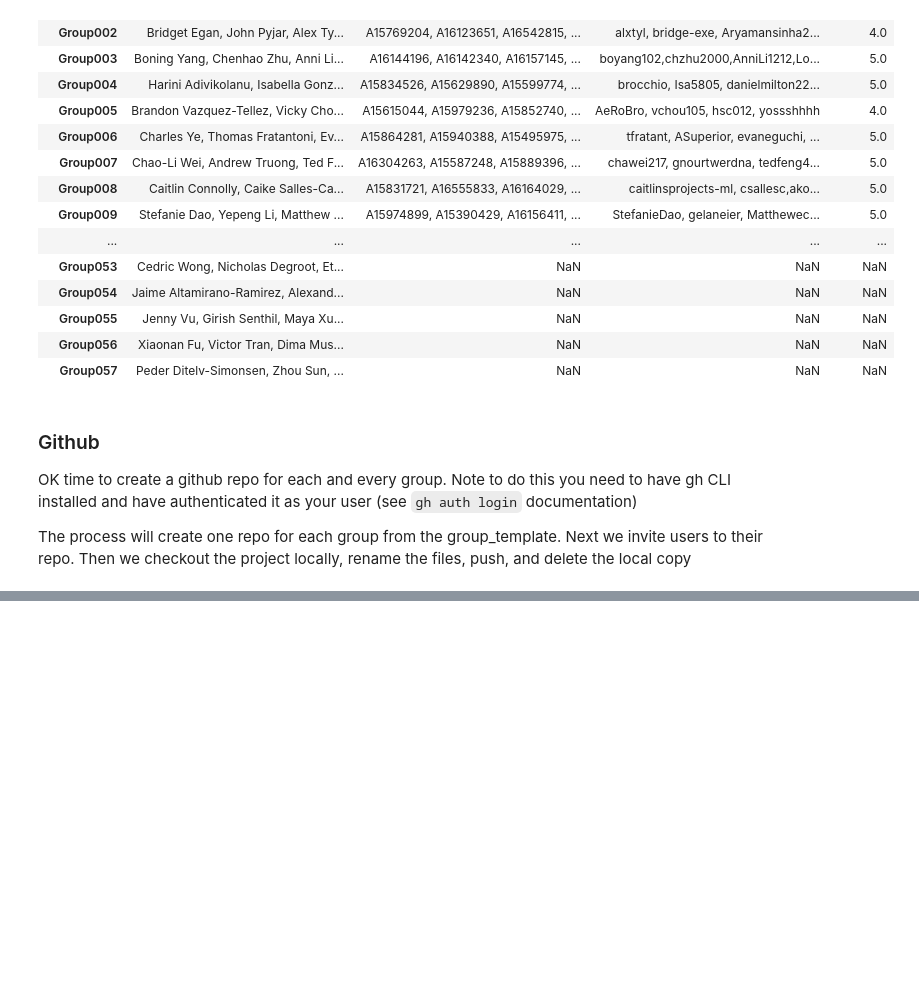
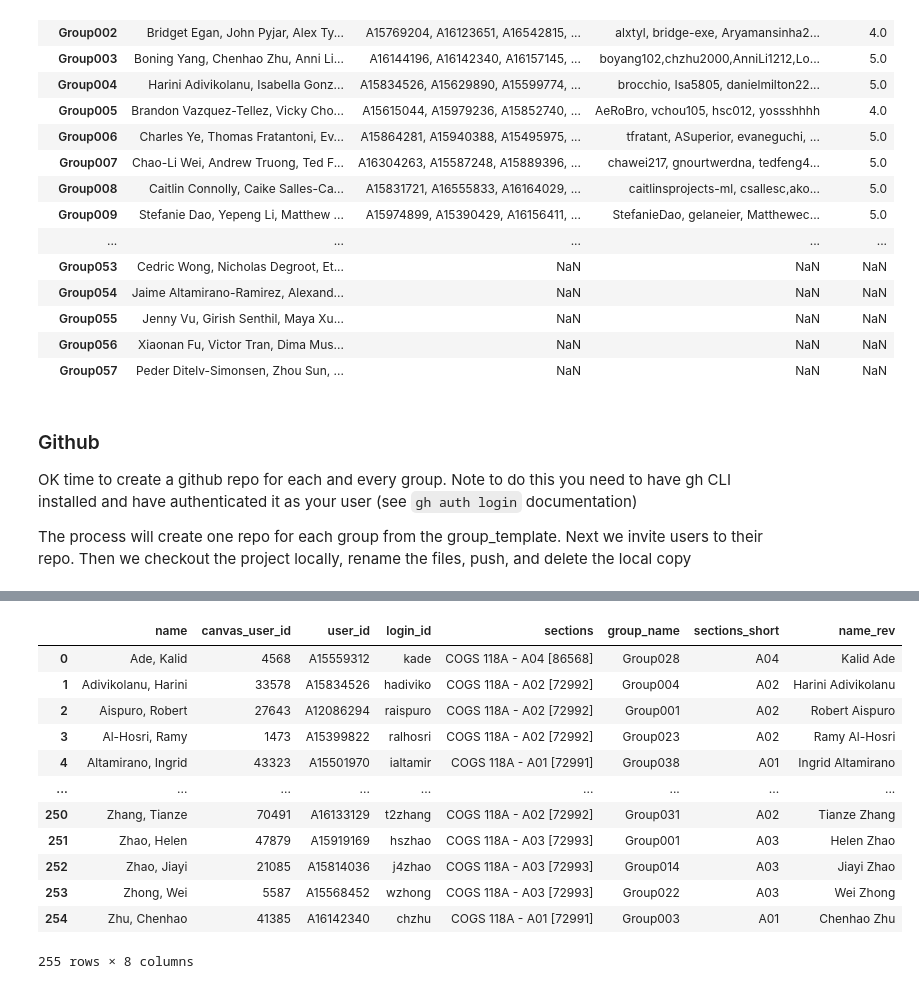
Before and after one commit to LynnMu/Project_Mgmt, a Jupyter notebook: assign_project_groups.ipynb, the cells around one changed output, grey strips where cells are left out. Saved outputs shown, nothing was run; the diff lists cells and outputs as text; code cells hidden in the pictures; blank space fills up the shorter version.

```diff
--- a/assign_project_groups.ipynb
+++ b/assign_project_groups.ipynb
@@ -768,0 +994,4 @@ gh repo create --template COGS118A/group_template -y COGS118A/Group013-Sp22 256
+# %%
+# reload if necessary; i did this the first time days after completing group assignment
+groups = pd.read_csv('assigned_groups_edited.csv').set_index('group_name')
+groups
@@ -768,0 +1066,30 @@ gh repo create --template COGS118A/group_template -y COGS118A/Group013-Sp22 256
+# %%
+for ind, row in groups.iterrows():
+    if pd.isnull(row['sids']):
+        tlist = row['names']
+    else: # prefer PIDs if we can use them to avoid name lookup problems
+        tlist = row['sids']
+    # lists come in as single strings, make em a list of elements
+    slist = [ x.strip() for x in tlist.split(',')]
+#    tas = pd.Series([ sec_2_name[find_students_section(stud,roster)]
+#                         for stud in slist])
+#    theTA = tas.mode()[0] # in a tie .mode() returns a list, get the first one
+#    groups.loc[ind,'TA_list'] = ','.join(tas)
+#    groups.loc[ind,'the_TA'] = theTA
+    indices = find_students_in_roster(slist,roster)
+    roster.loc[indices,'group_name'] = ind
+roster
+# %% [output]
+|  | name | canvas_user_id | user_id | login_id | sections | group_name | sections_short | name_rev |
+| 0 | Ade, Kalid | 4568 | A15559312 | kade | COGS 118A - A04 [86568] | Group028 | A04 | Kalid Ade |
+| 1 | Adivikolanu, Harini | 33578 | A15834526 | hadiviko | COGS 118A - A02 [72992] | Group004 | A02 | Harini Adivikolanu |
+| 2 | Aispuro, Robert | 27643 | A12086294 | raispuro | COGS 118A - A02 [72992] | Group001 | A02 | Robert Aispuro |
+| 3 | Al-Hosri, Ramy | 1473 | A15399822 | ralhosri | COGS 118A - A02 [72992] | Group023 | A02 | Ramy Al-Hosri |
+| 4 | Altamirano, Ingrid | 43323 | A15501970 | ialtamir | COGS 118A - A01 [72991] | Group038 | A01 | Ingrid Altamirano |
+| ... | ... | ... | ... | ... | ... | ... | ... | ... |
+| 250 | Zhang, Tianze | 70491 | A16133129 | t2zhang | COGS 118A - A02 [72992] | Group031 | A02 | Tianze Zhang |
+| 251 | Zhao, Helen | 47879 | A15919169 | hszhao | COGS 118A - A03 [72993] | Group001 | A03 | Helen Zhao |
+| 252 | Zhao, Jiayi | 21085 | A15814036 | j4zhao | COGS 118A - A03 [72993] | Group014 | A03 | Jiayi Zhao |
+| 253 | Zhong, Wei | 5587 | A15568452 | wzhong | COGS 118A - A03 [72993] | Group022 | A03 | Wei Zhong |
+| 254 | Zhu, Chenhao | 41385 | A16142340 | chzhu | COGS 118A - A01 [72991] | Group003 | A01 | Chenhao Zhu |
+255 rows × 8 columns
```
Also changed, not shown: parts of 19 cells of this notebook.
